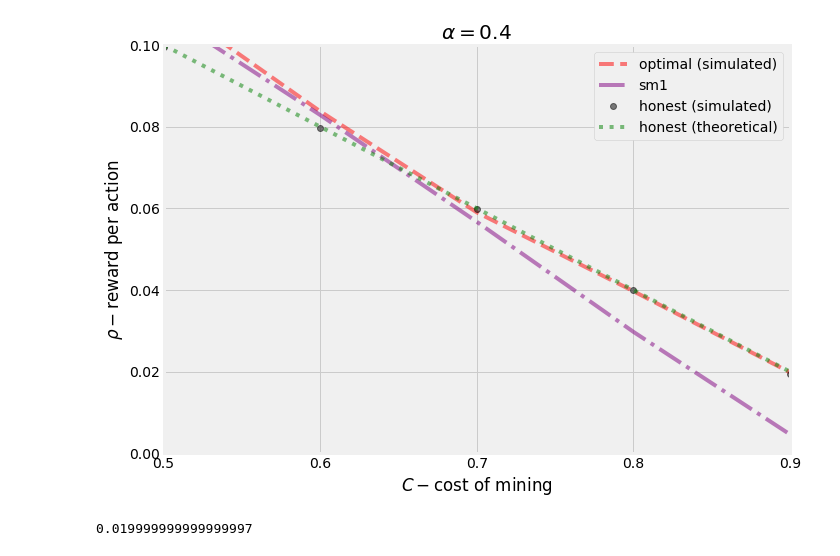
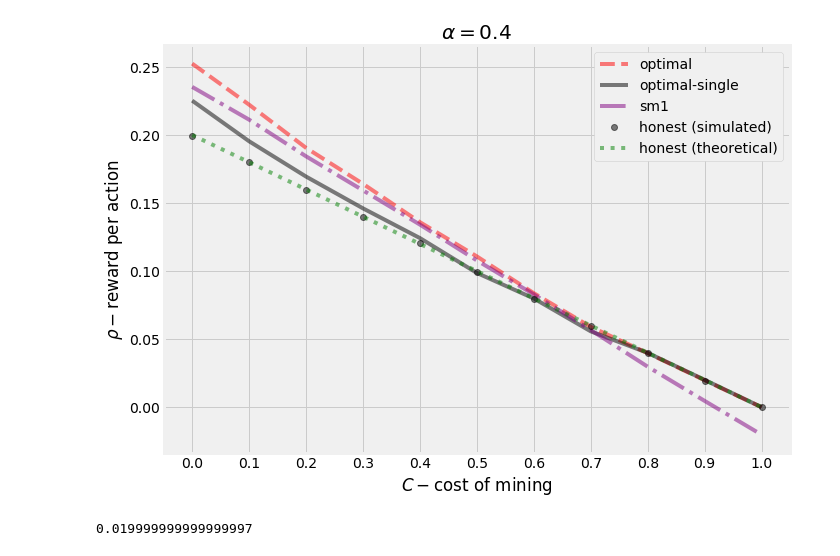
Before and after one commit to michaelneuder/parkes_lab_fa19, a Jupyter notebook: costmdps/offmdp/results.ipynb, the cells around one changed output. Saved outputs shown, nothing was run; the diff lists cells and outputs as text; code cells hidden in the pictures.

```diff
--- a/costmdps/offmdp/results.ipynb
+++ b/costmdps/offmdp/results.ipynb
@@ -9,6 +9,13 @@ x_1 = np.arange(0, 1.1, 0.1)
 opt = [0.252455, 0.2222682799987051, 0.19055108000200116, 0.1641019600015836,
        0.1359517199982273, 0.11079120000124187, 0.08377139999959356,
        0.059025000000377525, 0.03971300000012723, 0.019824999999852943, 0.0]
+opt_double = [0.283477, 0.24970487999804022, 0.21491692000333082, 0.18417740000207675,
+              0.15191375999788487, 0.12057500000153942, 0.09138755999929775, 0.06324036000055261,
+              0.040322000000126625, 0.01951799999985602, 0.0]
+opt_single = [0.22525481764612199, 0.1954040861097066, 0.16945867307369047,
+             0.14610473554761058, 0.12426737638234725, 0.09864978299047085,0.07990124279650089,
+              0.055738664716732604, 0.03991800000012667, 0.02008999999985646, 0.0
+             ]
 honest = [0.199588, 0.18026099999992684, 0.15973800000052185, 0.14003500000097432,
           0.12044299999874539, 0.09957000000089293, 0.0795879999997974, 0.05988200000038245,
           0.039919000000126714, 0.019467999999861065, 0.0002620000000019822]
@@ -18,26 +25,27 @@ sm1 = [0.235345, 0.2112663599991296, 0.18433584000169267, 0.15931704000145552,
 # %%
 plt.style.use('fivethirtyeight')
 f, ax = plt.subplots(figsize=(10,7))
 
-ax.plot(x_1, opt, 'r--', alpha=0.5, label='optimal (simulated)')
-
+ax.plot(x_1, opt, 'r--', alpha=0.5, label='optimal')
+# ax.plot(x_1, opt_double, alpha=0.5, label='optimal-double act')
+ax.plot(x_1, opt_single, 'k', alpha=0.5, label='optimal-single')
 ax.plot(x_1, sm1, 'purple', linestyle='dashdot', alpha=0.5, label='sm1')
 
 x = np.arange(0, 1, 0.001)
 ax.plot(x_1, honest, 'ko', alpha=0.5, label='honest (simulated)')
 ax.plot(x, alpha*(1-x)/2, 'g', linestyle='dotted', alpha=0.5, label='honest (theoretical)')
 
 ax.set_xticks(x_1)
 ax.set_ylabel(r'$\rho-$reward per action')
 ax.set_xlabel(r'$C-$cost of mining')
 ax.set_title(r'$\alpha=0.4$')
 plt.legend(frameon=True, framealpha=1)
 f.set_facecolor('white')
-ax.set_xlim([0.5,0.9])
-ax.set_ylim(0.0, 0.1)
+# ax.set_xlim([0.5,0.9])
+# ax.set_ylim(0.0, 0.1)
 plt.show()
 # %% [output]
-[figure, old version]
+[figure, new version]
 # %%
 alpha*(1-.9)/2
 # %% [output]
```
Also changed, not shown: 7 other files.
